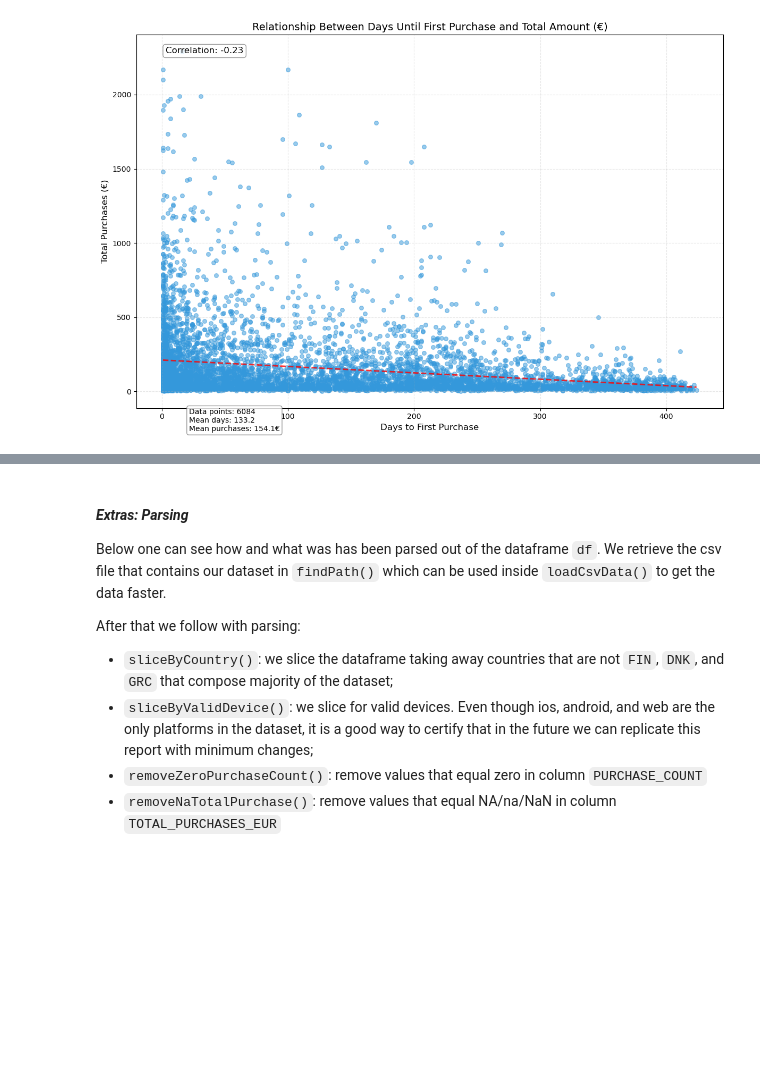
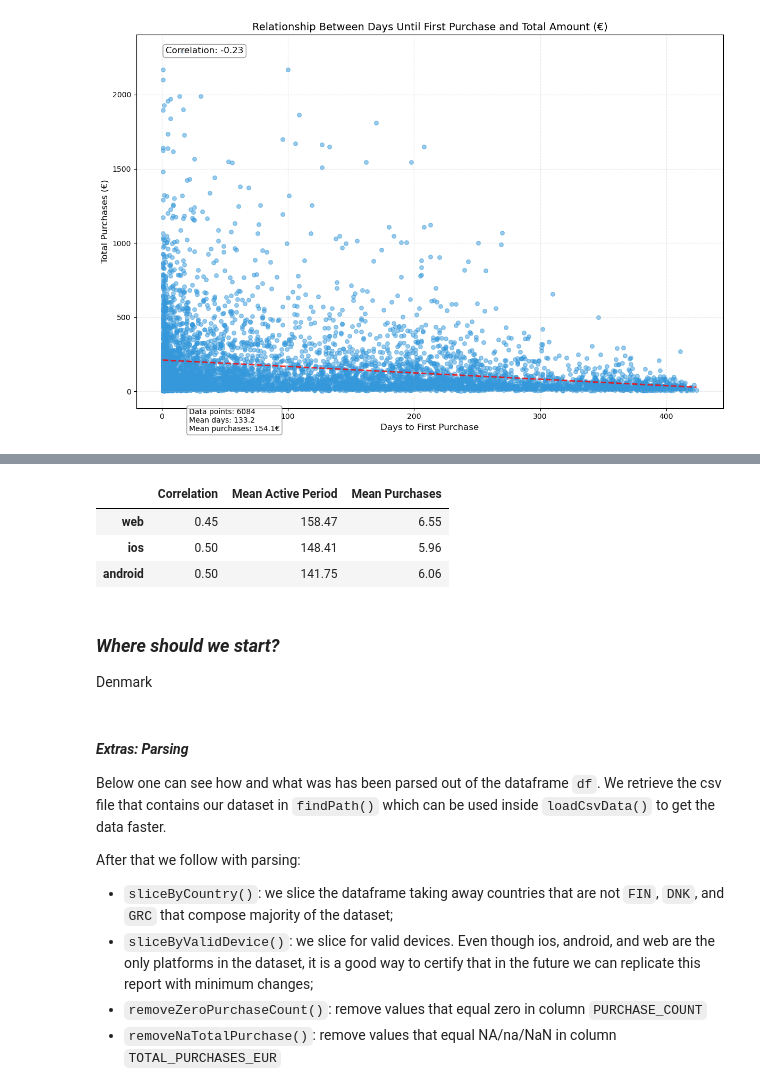
Before and after one commit to FjjDessoyCaraballo/restaurant-data, a Jupyter notebook: task2/notebook.ipynb, the cells around one changed output, grey strips where cells are left out. Cells and saved outputs as stored; diff of their text form; code cells hidden in the pictures; blank space fills up the shorter version.

```diff
--- a/task2/notebook.ipynb
+++ b/task2/notebook.ipynb
@@ -145,3 +149,18 @@ print(df)
+# %%
+from firstAndLast import activityPeriodCorrelation
+from parsing import parseDf
+
+df = parseDf()
+activityPeriodCorrelation(df)
+# %% [output]
+|  | Correlation | Mean Active Period | Mean Purchases |
+| web | 0.45 | 158.47 | 6.55 |
+| ios | 0.50 | 148.41 | 5.96 |
+| android | 0.50 | 141.75 | 6.06 |
+# %% [markdown]
+### *Where should we start?*
+
+Denmark
 # %% [markdown]
 #### *Extras: Parsing*
 
```
Also changed, not shown: parts of 2 cells of this notebook, 4 other files.
